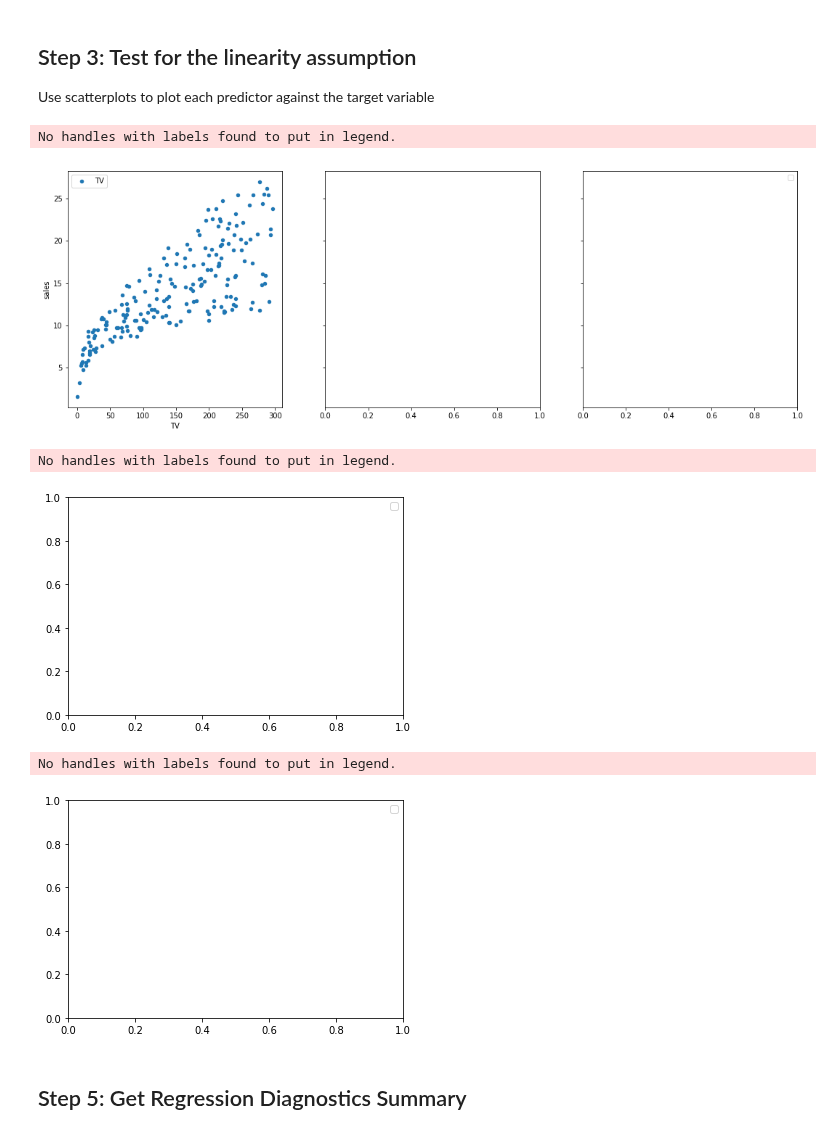
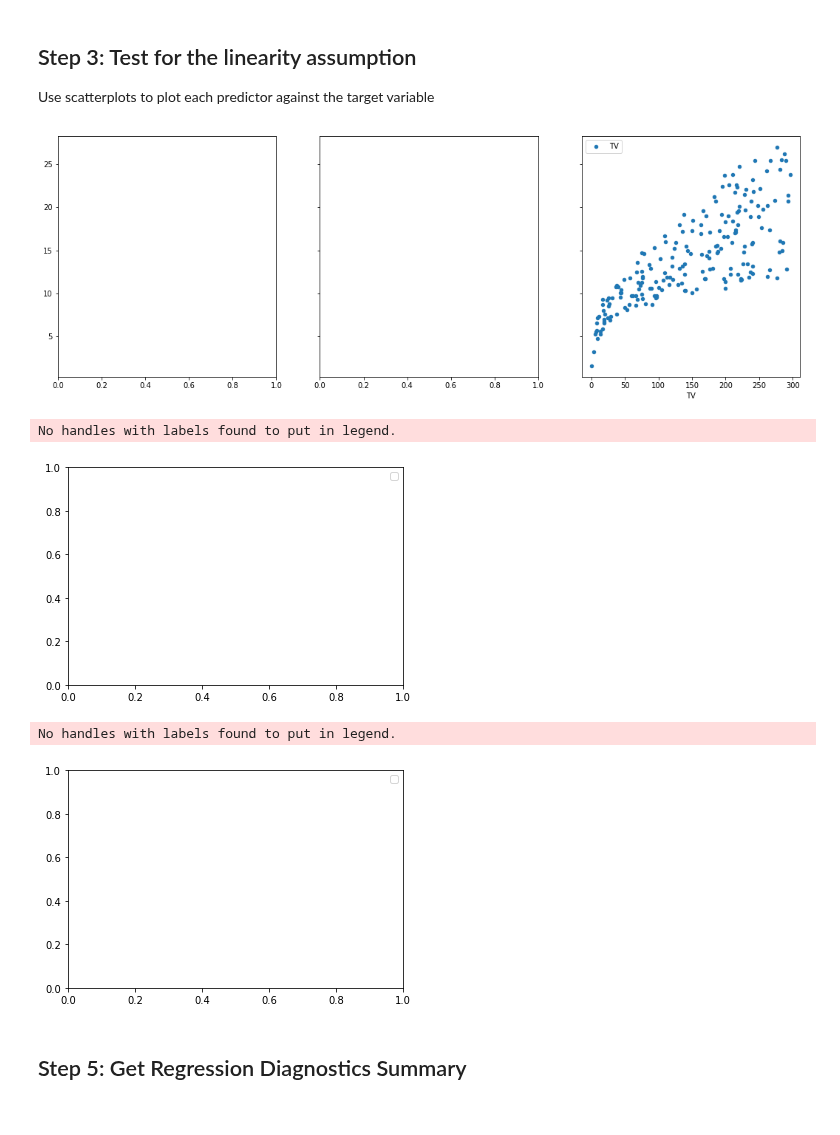
Before and after one commit to ColinFangshu/dsc-ols-statsmodels-lab-seattle-ds-career-051319, a Jupyter notebook: index.ipynb, the cells around one changed output. Cells and saved outputs as stored; diff of their text form; code cells hidden in the pictures.

```diff
--- a/index.ipynb
+++ b/index.ipynb
@@ -85,22 +85,21 @@ Use scatterplots to plot each predictor against the target variable
 # %%
 # visualize the relationship between the preditors and the target using scatterplots
 # fig,axes = plt.subplots(1,3,sharey=True,figsize=(15,5))
 # for idx, channel in enumerate(['TV','radio','newspaper']):
 #     advertising.plot(kind='scatter',x=channel,y='sales',ax=axes[idx], label=channel)
 #     plt.legend()
 #     plt.show()
 
 fig, axs = plt.subplots(1, 3, sharey=True, figsize=(18, 6))
-for ax, channel in zip(axs.f['TV', 'radio', 'newspaper']):
+for ax, channel in zip(axs, ['TV', 'radio', 'newspaper']):
     advertising.plot(kind='scatter', x=channel, y='sales', ax=axs[idx], label=channel)
     plt.legend()
     plt.show()
 # %% [output]
+[figure, new version]
 No handles with labels found to put in legend.
-[figure, old version]
+[figure]
 No handles with labels found to put in legend.
-[figure]
-No handles with labels found to put in legend.
 [figure]
 # %%
 # import libraries
```
